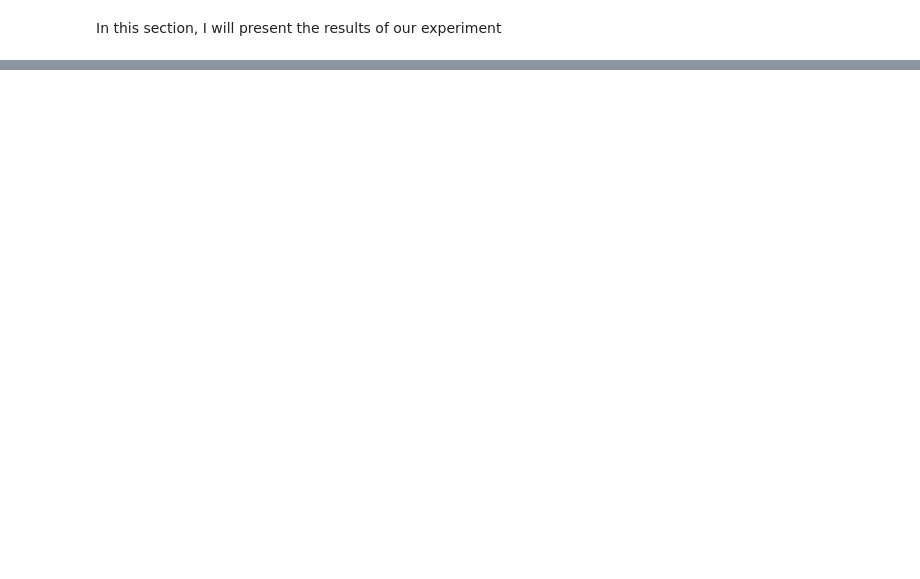
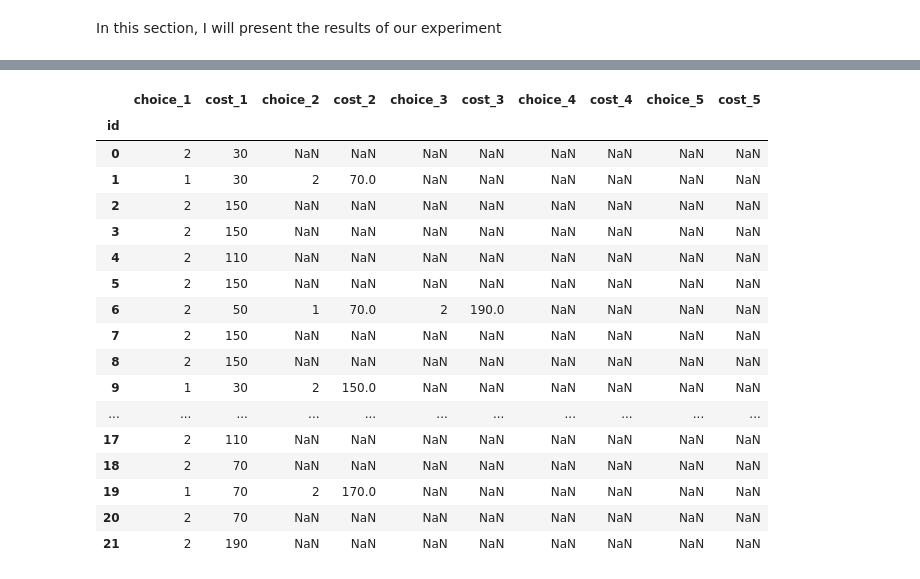
Before and after one commit to VondracekS/thesis_cheap_talk_experiment, a Jupyter notebook: workflow_scripts/data_wrangling.ipynb, the cells around one changed output, grey strips where cells are left out. Drawn from its saved outputs; the diff is of its cells as text; code cells hidden in the pictures; blank space fills up the shorter version.

```diff
--- a/workflow_scripts/data_wrangling.ipynb
+++ b/workflow_scripts/data_wrangling.ipynb
@@ -260,0 +271,3 @@ control_pred
+# %%
+treatment_full = set_costs(merge_actions(data_gameplay['treatment']))
+control_full = set_costs(merge_actions(data_gameplay['control']))
@@ -260,0 +294,30 @@ control_pred
+# %%
+def get_cutoff(cost, action, id):
+    cutoff = {k: [] for k in id}
+    for i in range(len(cost) - 1):
+        if action[i + 1] != action[i] and id[i + 1] == id[i]:
+            cutoff[id[i]].append((cost[i+1], action[i+1]))
+
+    for k, v in cutoff.items():
+        if len(v) == 0:
+            cutoff[k] = [(np.NaN, action.loc[id==k].min())]
+
+    return cutoff
+# %%
+def get_cutoff_df(cutoff_dict):
+    df_dict = {}
+    df_out = pd.DataFrame()
+
+    for k, v in cutoff_dict.items():
+        df_dict[k] = pd.DataFrame()
+        for i in range(len(v)):
+            df_dict[k][f"choice_{i+1}"] = pd.Series(v[i][1])
+            df_dict[k][f"cost_{i+1}"] = pd.Series(v[i][0])
+
+    for id, df in df_dict.items():
+        df['id'] = id
+        df_out = pd.concat([df_out, df])
+
+    df_out = df_out.set_index('id')
+
+    return df_out
@@ -260,0 +402,25 @@ control_pred
+# %%
+res = {}
+for element in ['p_choices_ca', 'p_choices_cm', 'prediction_ca', 'prediction_cm']:
+    res[element] = get_cutoff_df(get_cutoff(treatment_full.cost, treatment_full[element], treatment_full.id))
+# %%
+res['prediction_cm']
+# %% [output]
+|  | choice_1 | cost_1 | choice_2 | cost_2 | choice_3 | cost_3 | choice_4 | cost_4 | choice_5 | cost_5 |
+| id |  |  |  |  |  |  |  |  |  |  |
+| 0 | 2 | 30 | NaN | NaN | NaN | NaN | NaN | NaN | NaN | NaN |
+| 1 | 1 | 30 | 2 | 70.0 | NaN | NaN | NaN | NaN | NaN | NaN |
+| 2 | 2 | 150 | NaN | NaN | NaN | NaN | NaN | NaN | NaN | NaN |
+| 3 | 2 | 150 | NaN | NaN | NaN | NaN | NaN | NaN | NaN | NaN |
+| 4 | 2 | 110 | NaN | NaN | NaN | NaN | NaN | NaN | NaN | NaN |
+| 5 | 2 | 150 | NaN | NaN | NaN | NaN | NaN | NaN | NaN | NaN |
+| 6 | 2 | 50 | 1 | 70.0 | 2 | 190.0 | NaN | NaN | NaN | NaN |
+| 7 | 2 | 150 | NaN | NaN | NaN | NaN | NaN | NaN | NaN | NaN |
+| 8 | 2 | 150 | NaN | NaN | NaN | NaN | NaN | NaN | NaN | NaN |
+| 9 | 1 | 30 | 2 | 150.0 | NaN | NaN | NaN | NaN | NaN | NaN |
+| ... | ... | ... | ... | ... | ... | ... | ... | ... | ... | ... |
+| 17 | 2 | 110 | NaN | NaN | NaN | NaN | NaN | NaN | NaN | NaN |
+| 18 | 2 | 70 | NaN | NaN | NaN | NaN | NaN | NaN | NaN | NaN |
+| 19 | 1 | 70 | 2 | 170.0 | NaN | NaN | NaN | NaN | NaN | NaN |
+| 20 | 2 | 70 | NaN | NaN | NaN | NaN | NaN | NaN | NaN | NaN |
+| 21 | 2 | 190 | NaN | NaN | NaN | NaN | NaN | NaN | NaN | NaN |
```
Also changed, not shown: parts of 55 cells of this notebook, 20 other files.
